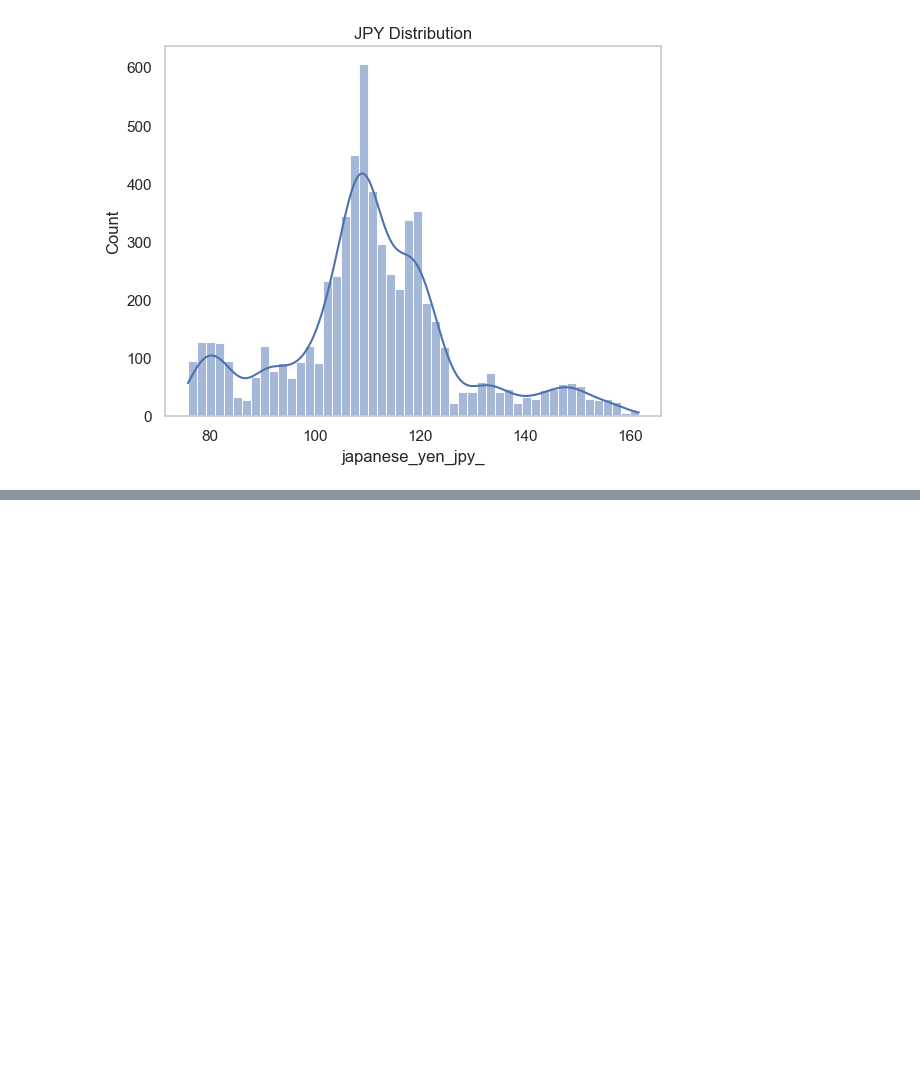
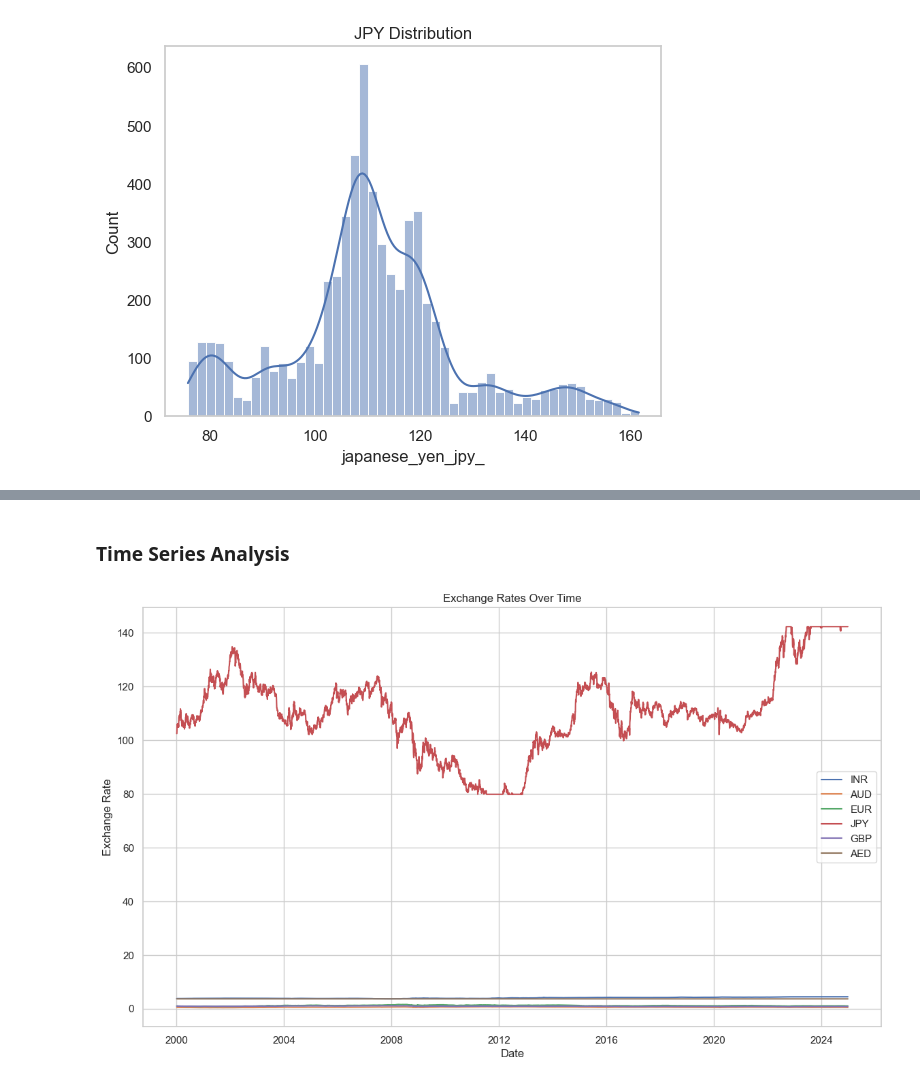
Before and after one commit to Shirisha-18/exchange-rates-forecasting, a Jupyter notebook: notebooks/notebook.ipynb, the cells around one changed output, grey strips where cells are left out. Drawn from its saved outputs; the diff is of its cells as text; code cells hidden in the pictures; blank space fills up the shorter version.

```diff
--- a/notebooks/notebook.ipynb
+++ b/notebooks/notebook.ipynb
@@ -212,0 +261,16 @@ plt.show()
+# %% [markdown]
+### Time Series Analysis
+# %%
+currencies = ['INR', 'AUD', 'EUR', 'JPY', 'GBP', 'AED']
+
+plt.figure(figsize=(14, 8))
+for currency in currencies:
+    plt.plot(df[currency], label=currency)
+plt.title('Exchange Rates Over Time')
+plt.xlabel('Date')
+plt.ylabel('Exchange Rate')
+plt.legend()
+plt.grid(True)
+plt.show()
+# %% [output]
+[figure, added]
```
Also changed, not shown: parts of 35 cells of this notebook, 1 other file.
